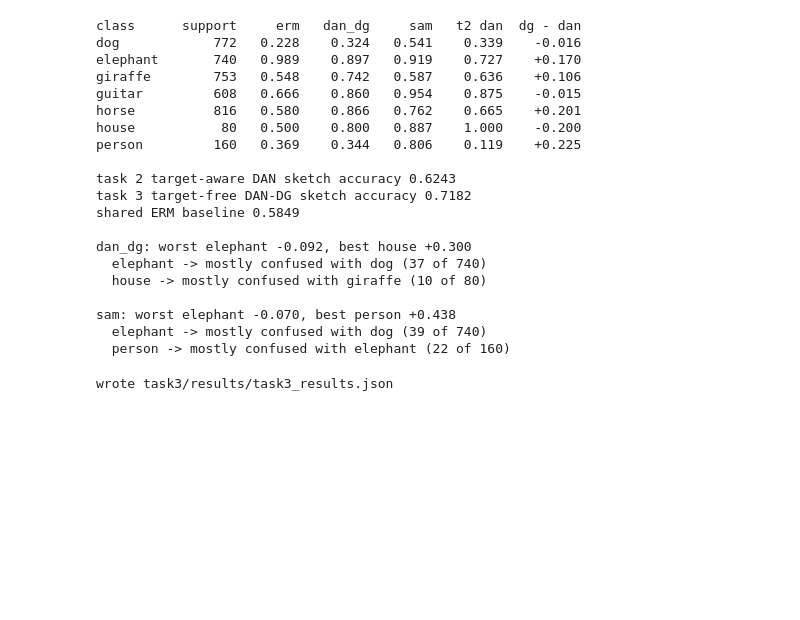
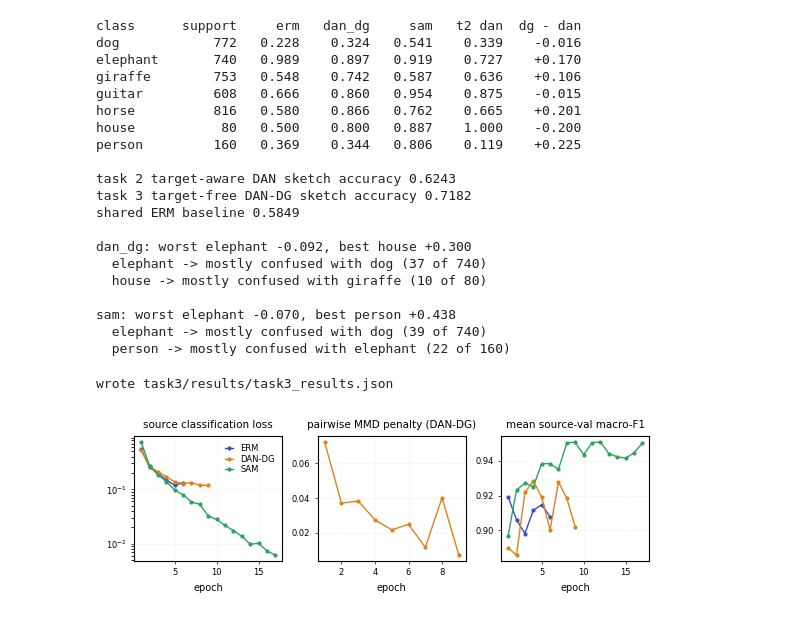
Before and after one commit to shujaabbasn/ATML, a Jupyter notebook: pa1/task3/task3_domain_generalization.ipynb, the cells around one changed output. Cells and saved outputs as stored; diff of their text form; code cells hidden in the pictures; blank space fills up the shorter version.

```diff
--- a/pa1/task3/task3_domain_generalization.ipynb
+++ b/pa1/task3/task3_domain_generalization.ipynb
@@ -707,3 +706,33 @@ json.dump(summary,open("task3/results/task3_results.json","w"),indent=1)
 print("wrote task3/results/task3_results.json")
 # %% [output]
 wrote task3/results/task3_results.json
+# %%
+SAVED=json.load(open("task3/results/task3_results.json"))
+CURVE_COLORS={"erm":"#3b4cc0","dan_dg":"#e08214","sam":"#2ca25f"}
+CURVE_NAMES={"erm":"ERM","dan_dg":"DAN-DG","sam":"SAM"}
+
+figure,axes=plt.subplots(1,3,figsize=(5.5,1.8))
+for method in ["erm","dan_dg","sam"]:
+    history=SAVED["histories"][method]
+    epochs=[entry["epoch"] for entry in history]
+    axes[0].plot(epochs,[entry["classification_loss"] for entry in history],marker="o",markersize=2,lw=1,
+                 color=CURVE_COLORS[method],label=CURVE_NAMES[method])
+    axes[2].plot(epochs,[entry["mean_source_val_macro_f1"] for entry in history],marker="o",markersize=2,lw=1,
+                 color=CURVE_COLORS[method],label=CURVE_NAMES[method])
+    if method=="dan_dg":
+        axes[1].plot(epochs,[entry["alignment_loss"] for entry in history],marker="o",markersize=2,lw=1,
+                     color=CURVE_COLORS[method],label=CURVE_NAMES[method])
+axes[0].set_yscale("log")
+axes[0].set_title("source classification loss",fontsize=7.5)
+axes[1].set_title("pairwise MMD penalty (DAN-DG)",fontsize=7.5)
+axes[2].set_title("mean source-val macro-F1",fontsize=7.5)
+for axis in axes:
+    axis.set_xlabel("epoch",fontsize=7)
+    axis.tick_params(labelsize=6,length=2,width=0.5)
+    axis.grid(alpha=0.15,lw=0.4)
+axes[0].legend(frameon=False,fontsize=6,handlelength=1.0,labelspacing=0.2)
+figure.tight_layout(pad=0.25,w_pad=0.7)
+figure.savefig("task3/results/figures/training_curves.pdf",bbox_inches="tight")
+plt.show()
+# %% [output]
+[figure, added]
```
Also changed, not shown: parts of 1 cell of this notebook, 2 other files.
